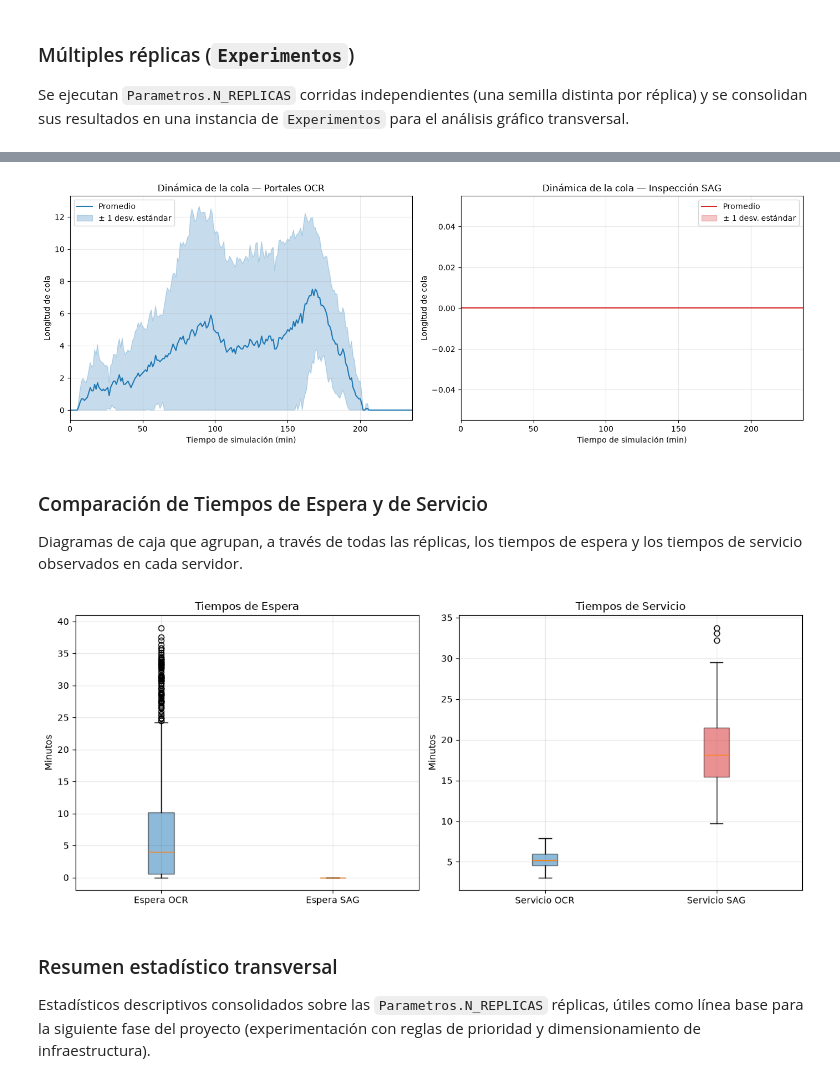
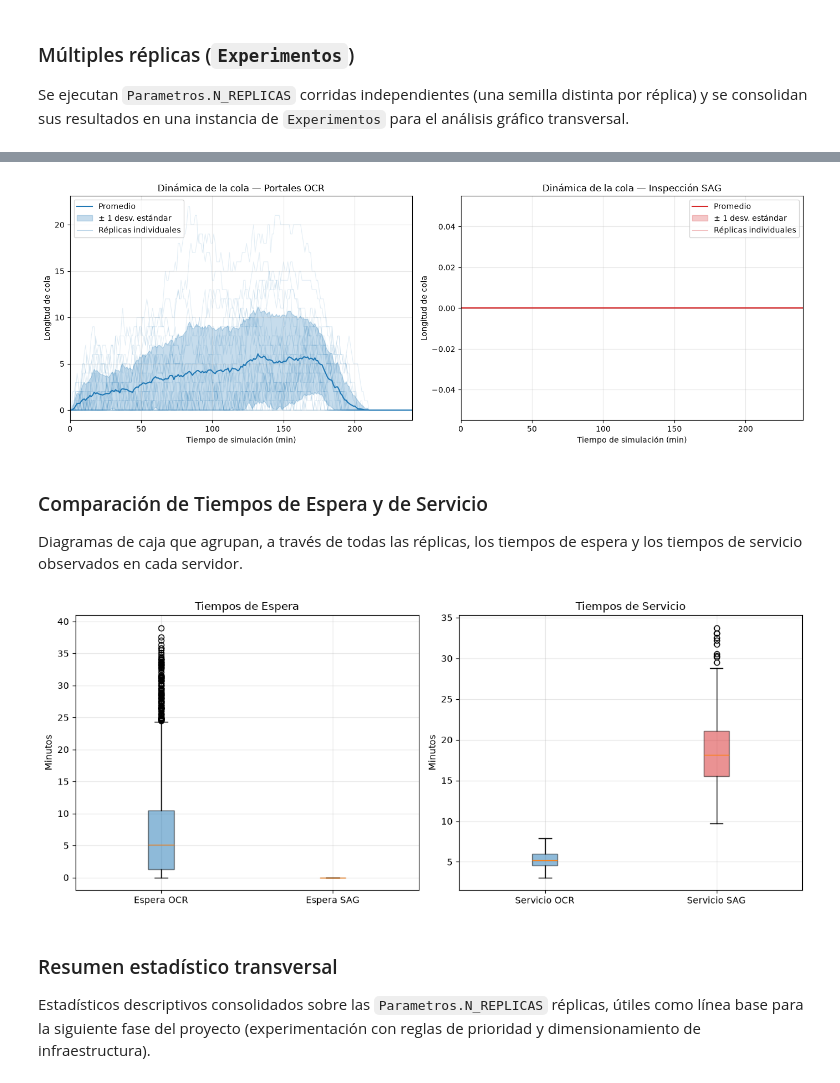
Before and after one commit to yoselincornejo/simulacion, a Jupyter notebook: simulacion_puerto_valparaiso.ipynb, the cells around one changed output, grey strips where cells are left out. Saved outputs shown, nothing was run; the diff lists cells and outputs as text; code cells hidden in the pictures.

```diff
--- a/simulacion_puerto_valparaiso.ipynb
+++ b/simulacion_puerto_valparaiso.ipynb
@@ -93,7 +93,7 @@ class Parametros:
     # Tamaño de la muestra / horizonte temporal
     N_CAMIONES = 100          # camiones a generar por corrida
     TIEMPO_SIMULACION = 1000  # minutos (ticks de reloj) — horizonte de cada corrida
-    N_REPLICAS = 10           # número de réplicas para los experimentos
+    N_REPLICAS = 30           # número de réplicas para los experimentos
     SEMILLA_BASE = 42
 
     # Servidor 1: Portales OCR y Pesaje
@@ -488,34 +500,45 @@ def graficar_evolucion_colas(experimentos):
     # (+15% de margen) para no aplastar la dinámica contra una larga cola de ceros.
     activo = np.where((media_ocr > 0) | (media_sag > 0) | (std_ocr > 0) | (std_sag > 0))[0]
     limite_tiempo = min(eje_tiempo[activo[-1]] * 1.15, eje_tiempo[-1]) if len(activo) else eje_tiempo[-1]
 
     fig, axes = plt.subplots(1, 2, figsize=(14, 5))
 
+    # Cada réplica alcanza su propio pico de congestión en un instante distinto
+    # (el "peak" de tráfico se desfasa aleatoriamente según cuándo llegó cada
+    # camión). Mostrar las trayectorias individuales de fondo deja claro que el
+    # promedio no es una curva "real" sino el resumen estadístico de picos
+    # desalineados en el tiempo.
+    for r in range(colas_ocr.shape[0]):
+        axes[0].plot(eje_tiempo, colas_ocr[r], color="#1f77b4", alpha=0.12, linewidth=0.8)
+        axes[1].plot(eje_tiempo, colas_sag[r], color="#d62728", alpha=0.12, linewidth=0.8)
+
     axes[0].plot(eje_tiempo, media_ocr, color="#1f77b4", label="Promedio")
     axes[0].fill_between(eje_tiempo, banda_inf_ocr, media_ocr + std_ocr,
                           alpha=0.25, color="#1f77b4", label="± 1 desv. estándar")
+    axes[0].plot([], [], color="#1f77b4", alpha=0.3, linewidth=0.8, label="Réplicas individuales")
     axes[0].set_title("Dinámica de la cola — Portales OCR")
     axes[0].set_xlabel("Tiempo de simulación (min)")
     axes[0].set_ylabel("Longitud de cola")
     axes[0].set_xlim(0, limite_tiempo)
     axes[0].legend()
 
     axes[1].plot(eje_tiempo, media_sag, color="#d62728", label="Promedio")
     axes[1].fill_between(eje_tiempo, banda_inf_sag, media_sag + std_sag,
                           alpha=0.25, color="#d62728", label="± 1 desv. estándar")
+    axes[1].plot([], [], color="#d62728", alpha=0.3, linewidth=0.8, label="Réplicas individuales")
     axes[1].set_title("Dinámica de la cola — Inspección SAG")
     axes[1].set_xlabel("Tiempo de simulación (min)")
     axes[1].set_ylabel("Longitud de cola")
     axes[1].set_xlim(0, limite_tiempo)
     axes[1].legend()
 
     plt.tight_layout()
     plt.show()
 
 
 graficar_evolucion_colas(experimentos)
 # %% [output]
-[figure, old version]
+[figure, new version]
 # %% [markdown]
 ### Comparación de Tiempos de Espera y de Servicio
 
@@ -555,7 +578,7 @@ def graficar_boxplots(experimentos):
 
 esperas_ocr, esperas_sag, servicios_ocr, servicios_sag = graficar_boxplots(experimentos)
 # %% [output]
-[figure, old version]
+[figure, new version]
 # %% [markdown]
 ### Resumen estadístico transversal
 
```
Also changed, not shown: parts of 4 cells of this notebook.
